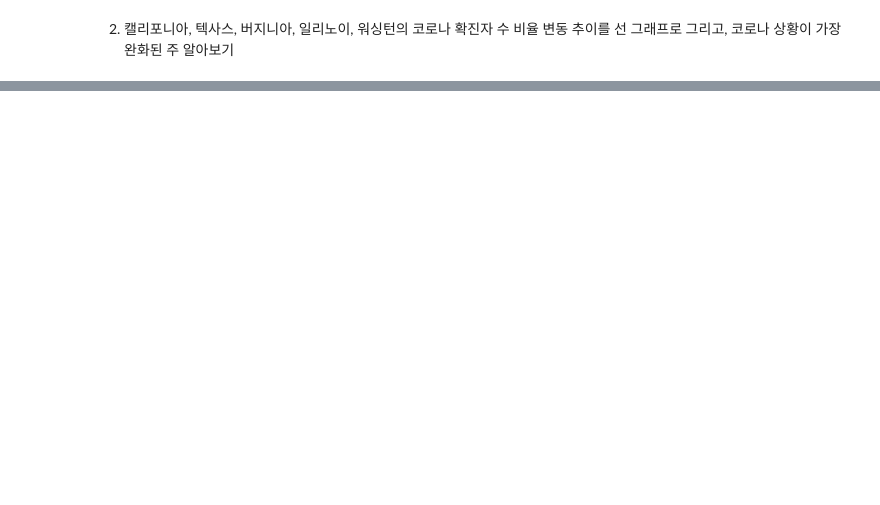
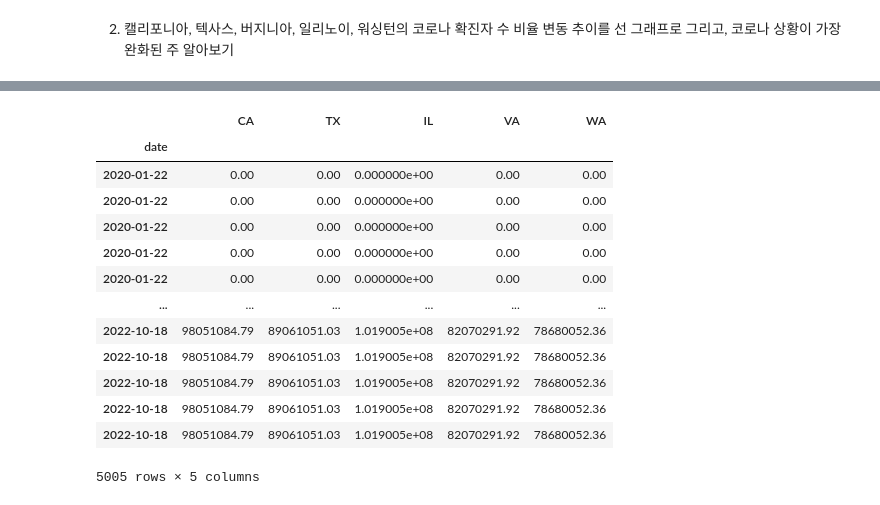
Before and after one commit to sojoyfulyouth/Pandas_DataAnalysis, a Jupyter notebook: COVID_Project2.ipynb, the cells around one changed output, grey strips where cells are left out. Drawn from its saved outputs; the diff is of its cells as text; code cells hidden in the pictures; blank space fills up the shorter version.

```diff
--- a/COVID_Project2.ipynb
+++ b/COVID_Project2.ipynb
@@ -637,0 +691,5 @@ final_hawaii_revised_df['2022-01-01':].plot.line(rot=45)
+# %%
+TX_total_df=sorted_states_df[sorted_states_df.state=='TX']
+TX_population=30_029_572
+TX_total_cases=TX_total_df['tot_cases']
+TX_total_cases
@@ -637,0 +710,5 @@ final_hawaii_revised_df['2022-01-01':].plot.line(rot=45)
+# %%
+VA_total_df=sorted_states_df[sorted_states_df.state=='VA']
+VA_population=8_683_619
+VA_total_cases=VA_total_df['tot_cases']
+VA_total_cases
@@ -637,0 +767,31 @@ final_hawaii_revised_df['2022-01-01':].plot.line(rot=45)
+# %%
+rate_CA = round((usa_population/CA_population), 2)
+rate_TX = round((usa_population/TX_population), 2)
+rate_IL = round((usa_population/IL_population), 2)
+rate_VA = round((usa_population/VA_population), 2)
+rate_WA = round((usa_population/WA_population), 2)
+
+final_states_revised_df=pd.DataFrame({
+    'CA':CA_total_cases*rate_CA,
+    'TX':TX_total_cases*rate_TX,
+    'IL':IL_total_cases*rate_IL,
+    'VA':VA_total_cases*rate_VA,
+    'WA':WA_total_cases*rate_WA,
+    },index=sorted_states_df.index
+)
+final_states_revised_df
+# %% [output]
+|  | CA | TX | IL | VA | WA |
+| date |  |  |  |  |  |
+| 2020-01-22 | 0.00 | 0.00 | 0.000000e+00 | 0.00 | 0.00 |
+| 2020-01-22 | 0.00 | 0.00 | 0.000000e+00 | 0.00 | 0.00 |
+| 2020-01-22 | 0.00 | 0.00 | 0.000000e+00 | 0.00 | 0.00 |
+| 2020-01-22 | 0.00 | 0.00 | 0.000000e+00 | 0.00 | 0.00 |
+| 2020-01-22 | 0.00 | 0.00 | 0.000000e+00 | 0.00 | 0.00 |
+| ... | ... | ... | ... | ... | ... |
+| 2022-10-18 | 98051084.79 | 89061051.03 | 1.019005e+08 | 82070291.92 | 78680052.36 |
+| 2022-10-18 | 98051084.79 | 89061051.03 | 1.019005e+08 | 82070291.92 | 78680052.36 |
+| 2022-10-18 | 98051084.79 | 89061051.03 | 1.019005e+08 | 82070291.92 | 78680052.36 |
+| 2022-10-18 | 98051084.79 | 89061051.03 | 1.019005e+08 | 82070291.92 | 78680052.36 |
+| 2022-10-18 | 98051084.79 | 89061051.03 | 1.019005e+08 | 82070291.92 | 78680052.36 |
+5005 rows × 5 columns
```
Also changed, not shown: parts of 11 cells of this notebook.
